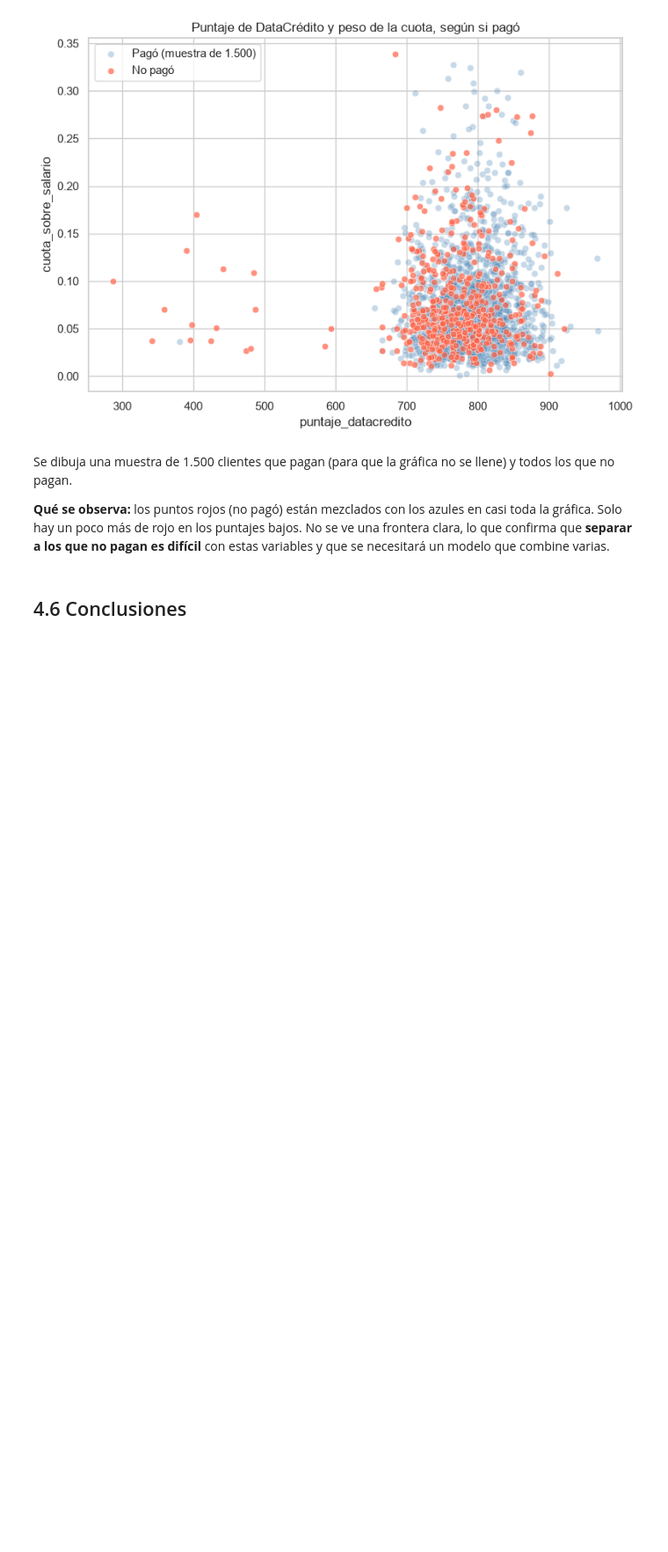
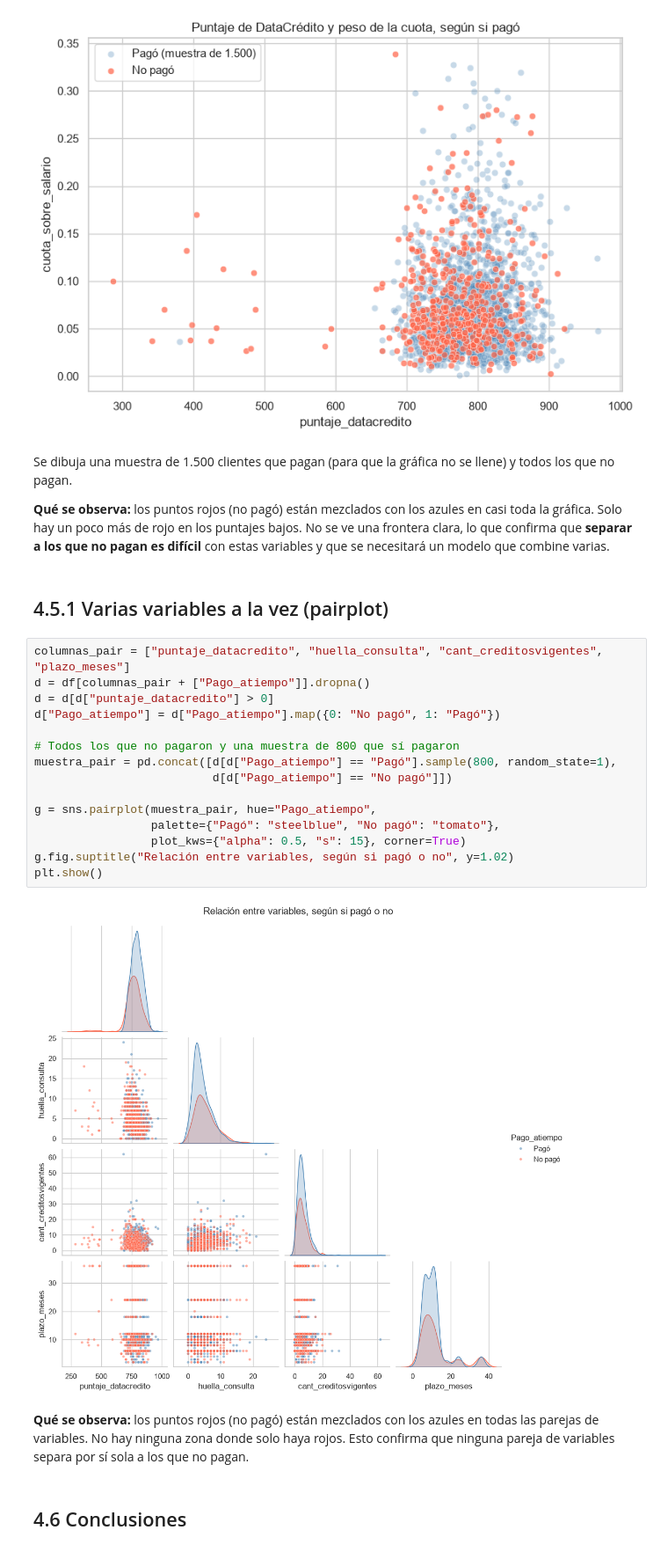
Before and after one commit to jullsm038/Trabajo-final-ML, a Jupyter notebook: mlops_pipeline/comprension_eda.ipynb, the cells around one changed output. Shown at 88% size. Cells and saved outputs as stored; diff of their text form; blank space fills up the shorter version.

Commit message:
Agrego pairplot al EDA

```diff
--- a/mlops_pipeline/comprension_eda.ipynb
+++ b/mlops_pipeline/comprension_eda.ipynb
@@ -850,6 +850,27 @@ plt.show()
 Se dibuja una muestra de 1.500 clientes que pagan (para que la gráfica no se llene) y todos los que no pagan.
 
 **Qué se observa:** los puntos rojos (no pagó) están mezclados con los azules en casi toda la gráfica. Solo hay un poco más de rojo en los puntajes bajos. No se ve una frontera clara, lo que confirma que **separar a los que no pagan es difícil** con estas variables y que se necesitará un modelo que combine varias.
+# %% [markdown]
+## 4.5.1 Varias variables a la vez (pairplot)
+# %%
+columnas_pair = ["puntaje_datacredito", "huella_consulta", "cant_creditosvigentes", "plazo_meses"]
+d = df[columnas_pair + ["Pago_atiempo"]].dropna()
+d = d[d["puntaje_datacredito"] > 0]
+d["Pago_atiempo"] = d["Pago_atiempo"].map({0: "No pagó", 1: "Pagó"})
+
+# Todos los que no pagaron y una muestra de 800 que sí pagaron
+muestra_pair = pd.concat([d[d["Pago_atiempo"] == "Pagó"].sample(800, random_state=1),
+                          d[d["Pago_atiempo"] == "No pagó"]])
+
+g = sns.pairplot(muestra_pair, hue="Pago_atiempo",
+                 palette={"Pagó": "steelblue", "No pagó": "tomato"},
+                 plot_kws={"alpha": 0.5, "s": 15}, corner=True)
+g.fig.suptitle("Relación entre variables, según si pagó o no", y=1.02)
+plt.show()
+# %% [output]
+[figure, added]
+# %% [markdown]
+**Qué se observa:** los puntos rojos (no pagó) están mezclados con los azules en todas las parejas de variables. No hay ninguna zona donde solo haya rojos. Esto confirma que ninguna pareja de variables separa por sí sola a los que no pagan.
 # %% [markdown]
 ## 4.6 Conclusiones
 # %% [markdown]
```
